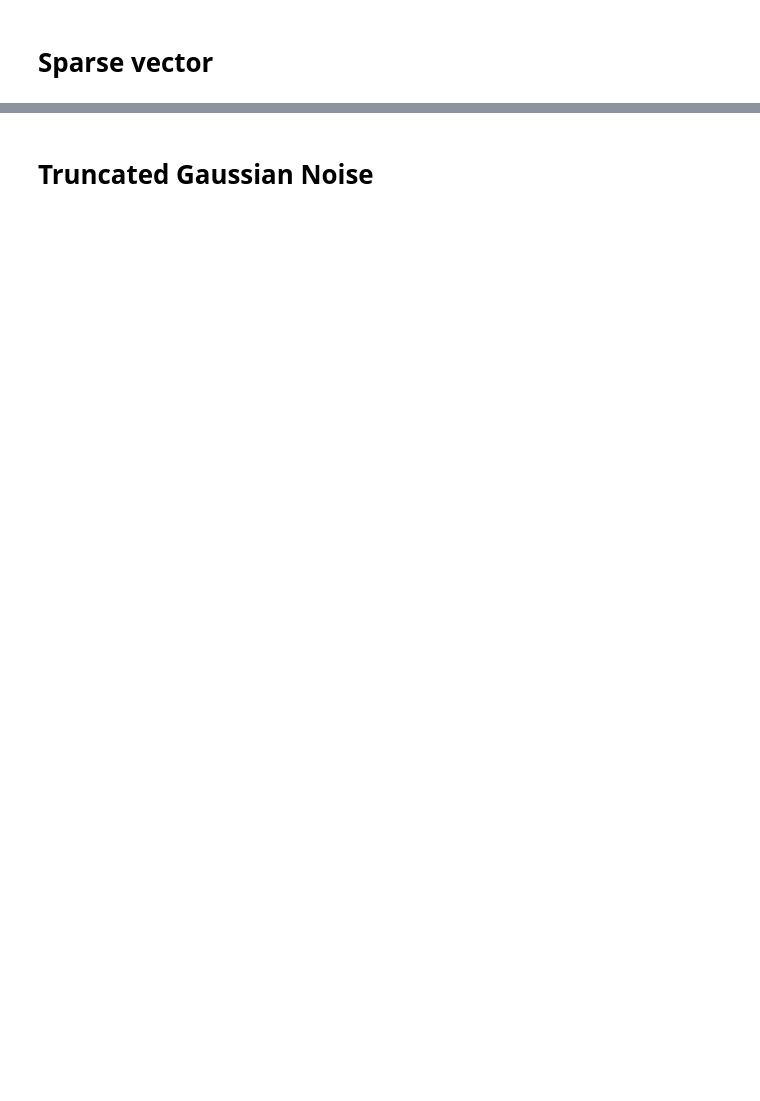
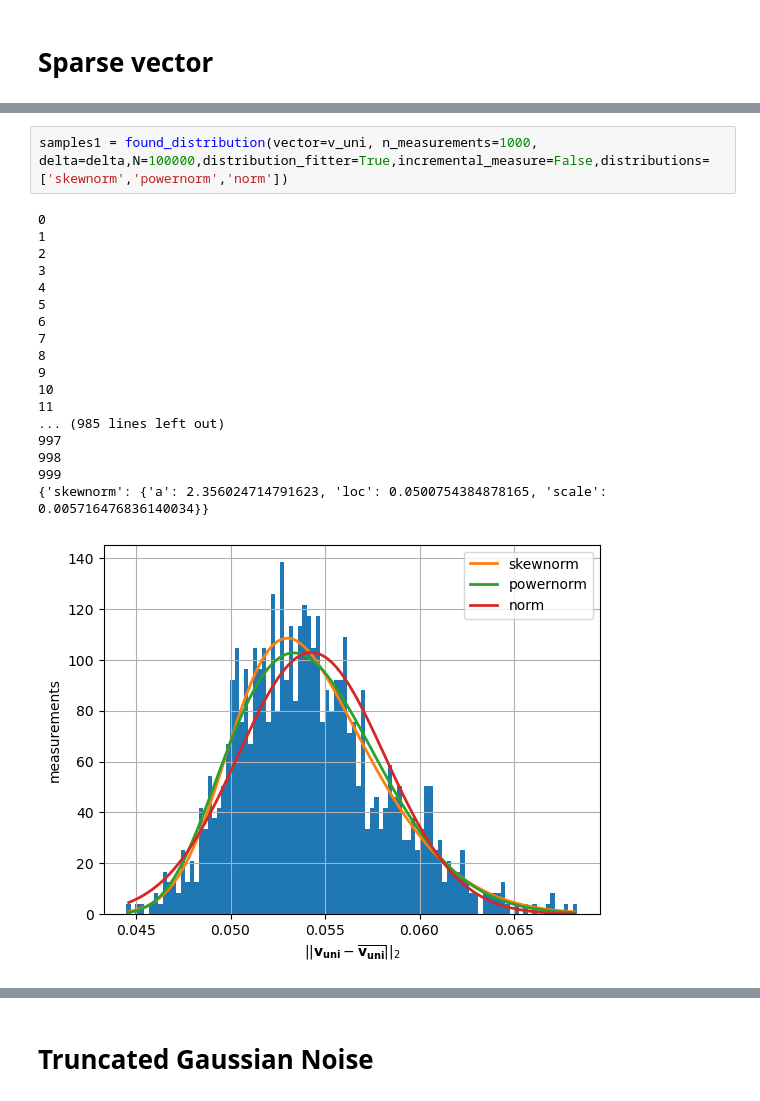
Before and after one commit to tommasofioravanti/sq-learn, a Jupyter notebook: Tomography.ipynb, the cells around one changed output, grey strips where cells are left out. Saved outputs shown, nothing was run; the diff lists cells and outputs as text; blank space fills up the shorter version.

```diff
--- a/Tomography.ipynb
+++ b/Tomography.ipynb
@@ -235 +96,22 @@ make_real_predicted_comparison(zero, delta)
+# %%
+samples1 = found_distribution(vector=v_uni, n_measurements=1000, delta=delta,N=100000,distribution_fitter=True,incremental_measure=False,distributions=['skewnorm','powernorm','norm'])
+# %% [output]
+0
+1
+2
+3
+4
+5
+6
+7
+8
+9
+10
+11
+... (985 lines left out)
+997
+998
+999
+{'skewnorm': {'a': 2.356024714791623, 'loc': 0.0500754384878165, 'scale': 0.005716476836140034}}
+[figure, added]
 # %%
```
Also changed, not shown: parts of 26 cells of this notebook.
